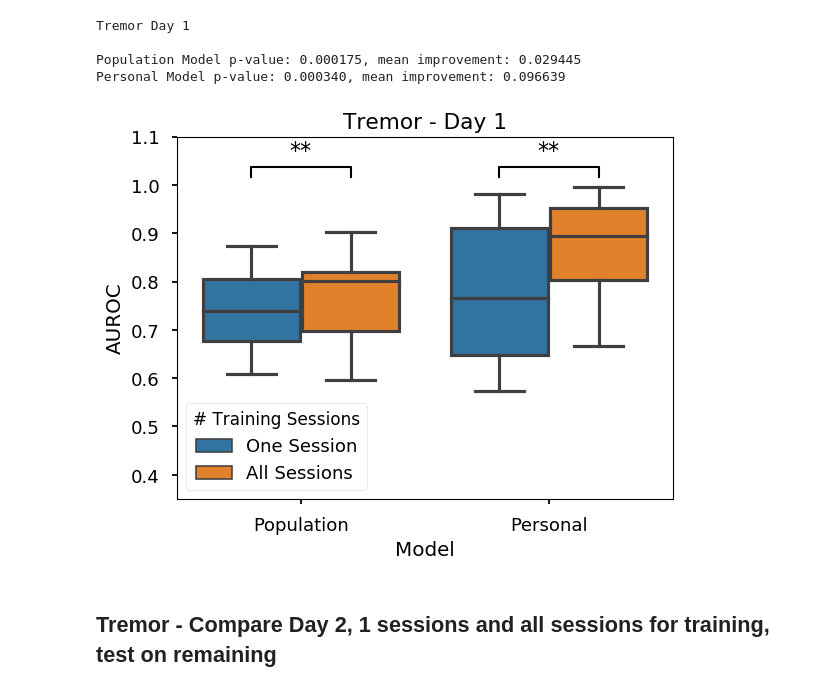
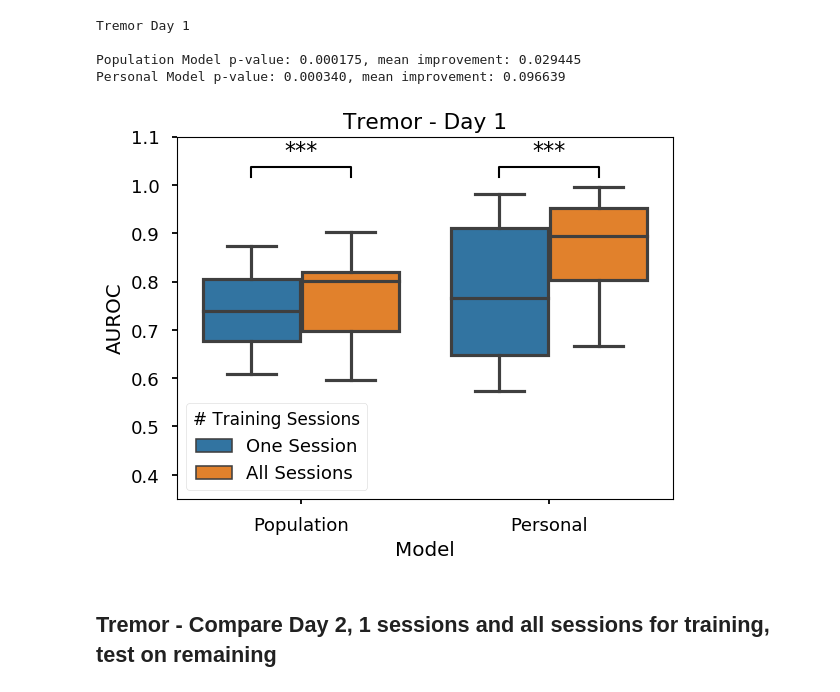
Before and after one commit to nshawen/CIS_PD, a Jupyter notebook: PaperAnalysis.ipynb, the cells around one changed output. Cells and saved outputs as stored; diff of their text form; code cells hidden in the pictures.

```diff
--- a/PaperAnalysis.ipynb
+++ b/PaperAnalysis.ipynb
@@ -1752,32 +1752,32 @@ Personal Model p-value: 0.000340, mean improvement: 0.096639
 # %%
 g1 = np.shape(global_one)[0]*['Population']
 g2 = np.shape(person_one)[0]*['Personal']
 df = pd.DataFrame.from_dict({'Model':(g1 + g2),'One Session':(list(global_one) + list(person_one)),
                              'All Sessions':(list(global_all) + list(person_all))})
 df_new = pd.melt(df,id_vars=['Model'],value_vars=['One Session','All Sessions'],var_name=['# Training Sessions'])
 
 figure = plt.figure()
 figure.set_dpi(100)
 figure.set_size_inches(6.4,4.8)
 ax = sns.boxplot(x='Model',y='value',data=df_new,hue='# Training Sessions');
 plt.ylabel('AUROC');
 plt.title('Tremor - Day 1');
 plt.ylim(0.35,1.1);
 
 x1,x2 = -0.2,0.2
 y, h, col = df_new['value'].max() + 0.02, 0.02, 'k'
 plt.plot([x1, x1, x2, x2], [y, y+h, y+h, y], lw=1.5, c=col)
-plt.text((x1+x2)*.5, y+h+0.01, "**", ha='center', va='bottom', color=col,fontsize=16);
+plt.text((x1+x2)*.5, y+h+0.01, "***", ha='center', va='bottom', color=col,fontsize=16);
 
 x3,x4 = 0.8,1.2
 y, h, col = df_new['value'].max() + 0.02, 0.02, 'k'
 plt.plot([x3, x3, x4, x4], [y, y+h, y+h, y], lw=1.5, c=col)
-plt.text((x3+x4)*.5, y+h+0.01, "**", ha='center', va='bottom', color=col,fontsize=16);
+plt.text((x3+x4)*.5, y+h+0.01, "***", ha='center', va='bottom', color=col,fontsize=16);
 
 plt.savefig(os.path.join(results_path,'Tremor Day 1 Comparison.tiff'),format='tiff',dpi=1000)
 plt.savefig(os.path.join(results_path,'Tremor Day 1 Comparison.png'),format='png',dpi=1000)
 # %% [output]
-[figure, old version]
+[figure, new version]
 # %% [markdown]
 ## Tremor - Compare Day 2, 1 sessions and all sessions for training, test on remaining
 # %%
```
Also changed, not shown: parts of 3 cells of this notebook.
